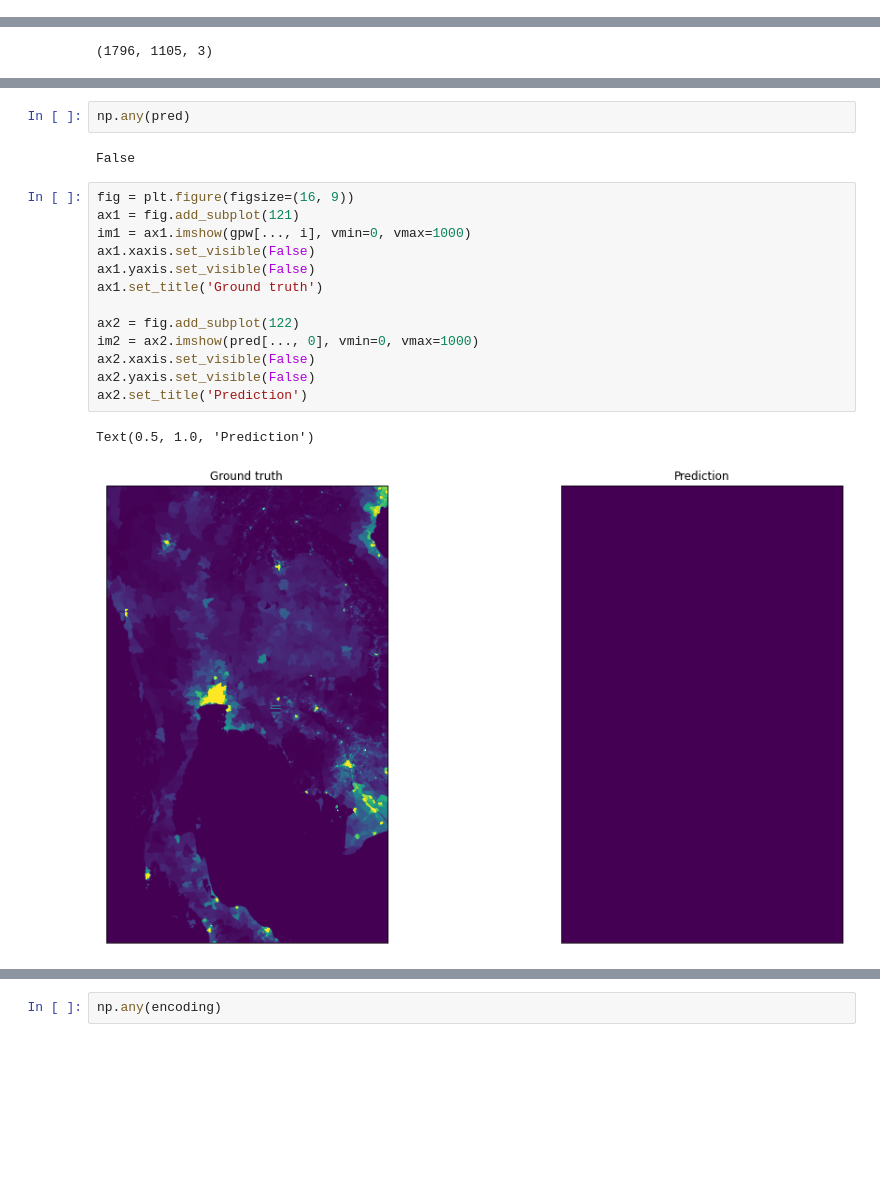
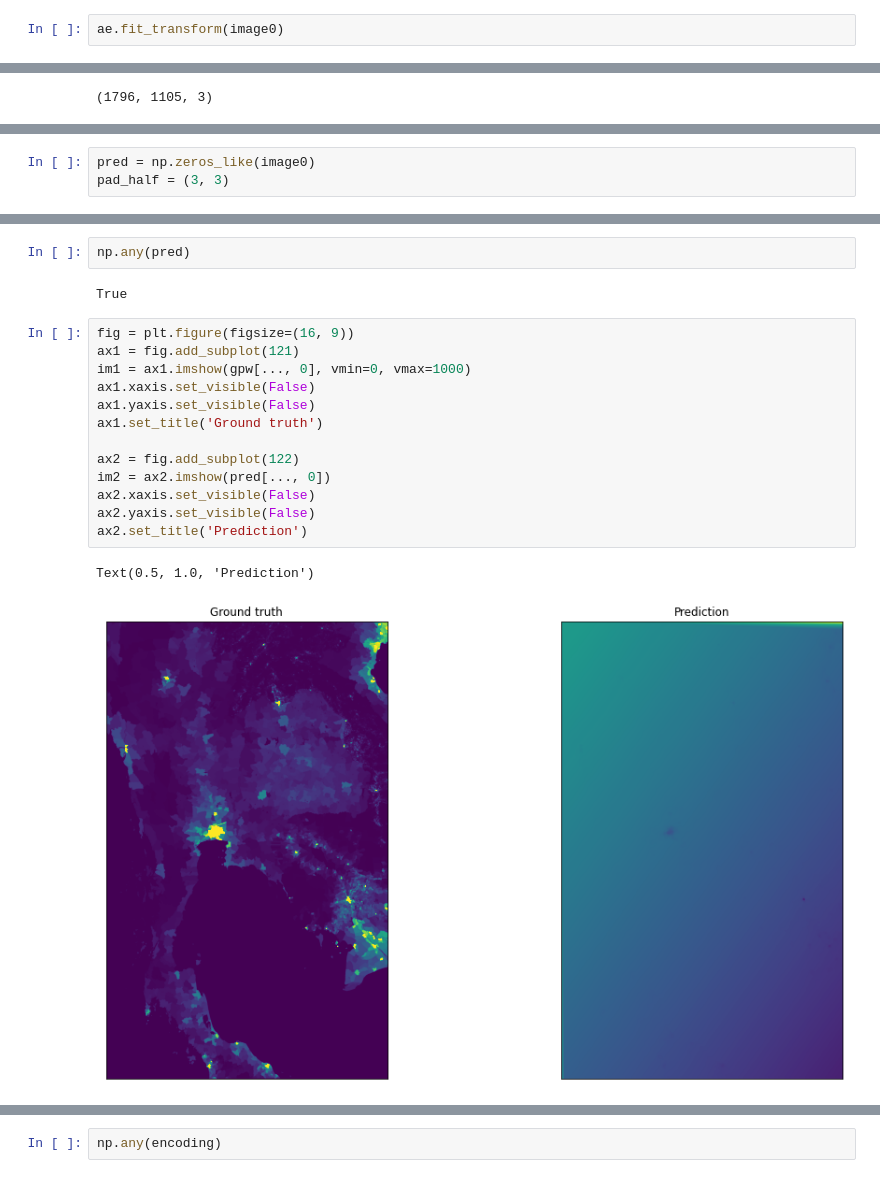
Before and after one commit to olley102/CommunityDetectionURSS, a Jupyter notebook: autoencoder_image_segmentation.ipynb, the cells around one changed output, grey strips where cells are left out. Saved outputs shown, nothing was run; the diff lists cells and outputs as text; blank space fills up the shorter version.

```diff
--- a/autoencoder_image_segmentation.ipynb
+++ b/autoencoder_image_segmentation.ipynb
@@ -136,5 +134,7 @@ Total params: 12,204
 Trainable params: 12,204
 Non-trainable params: 0
 _________________________________________________________________
+# %%
+ae.fit_transform(image0)
 # %%
 history = ae.fit(image0, image0, epochs=1500, batch_size=1000)
@@ -204,0 +225,3 @@ pred.shape
+# %%
+pred = np.zeros_like(image0)
+pad_half = (3, 3)
@@ -205,20 +263,20 @@ pred.shape
 # %%
 np.any(pred)
 # %% [output]
-False
+True
 # %%
 fig = plt.figure(figsize=(16, 9))
 ax1 = fig.add_subplot(121)
-im1 = ax1.imshow(gpw[..., i], vmin=0, vmax=1000)
+im1 = ax1.imshow(gpw[..., 0], vmin=0, vmax=1000)
 ax1.xaxis.set_visible(False)
 ax1.yaxis.set_visible(False)
 ax1.set_title('Ground truth')
 
 ax2 = fig.add_subplot(122)
-im2 = ax2.imshow(pred[..., 0], vmin=0, vmax=1000)
+im2 = ax2.imshow(pred[..., 0])
 ax2.xaxis.set_visible(False)
 ax2.yaxis.set_visible(False)
 ax2.set_title('Prediction')
 # %% [output]
 Text(0.5, 1.0, 'Prediction')
-[figure, old version]
+[figure, new version]
```
Also changed, not shown: parts of 25 cells of this notebook.
